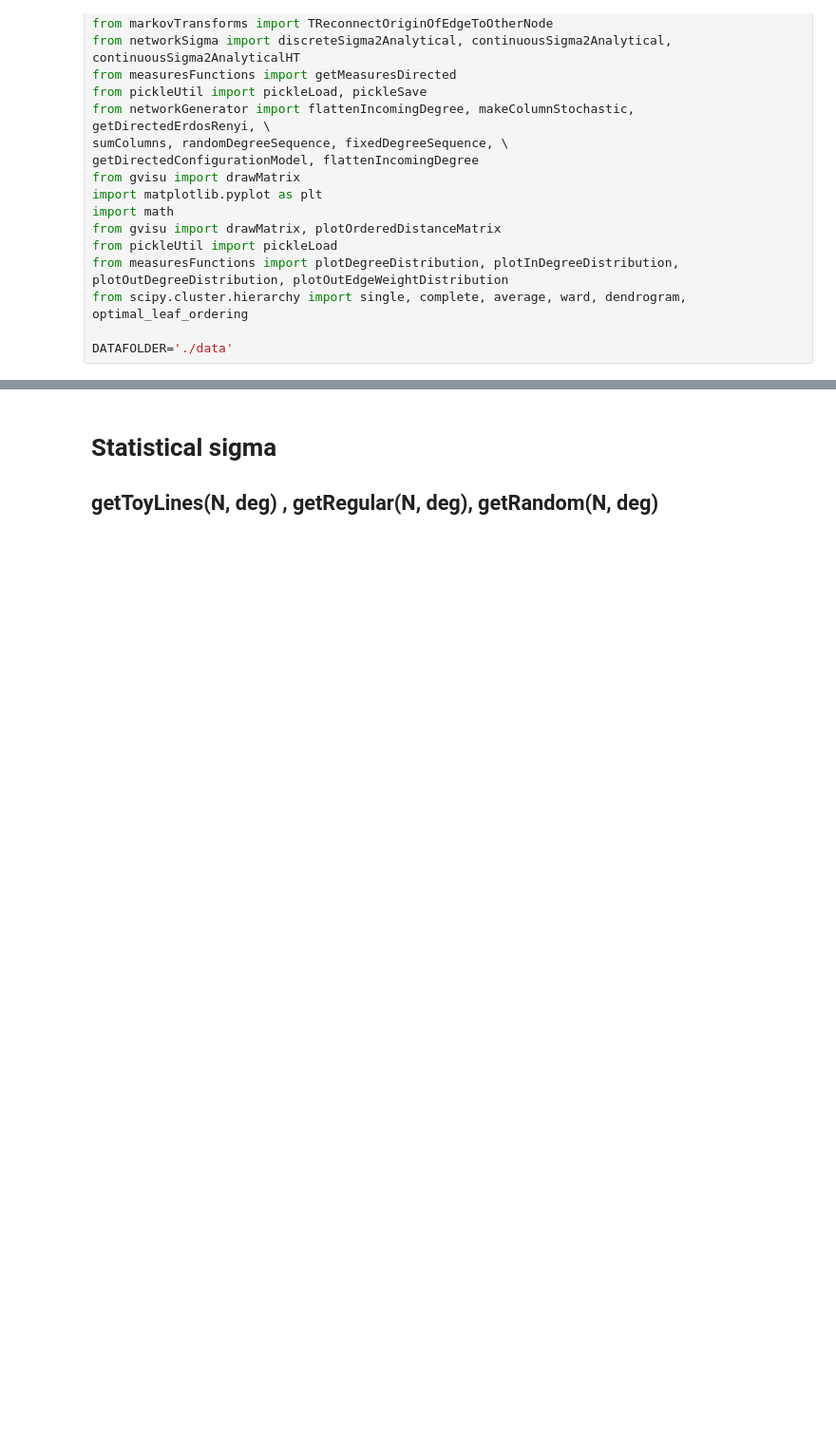
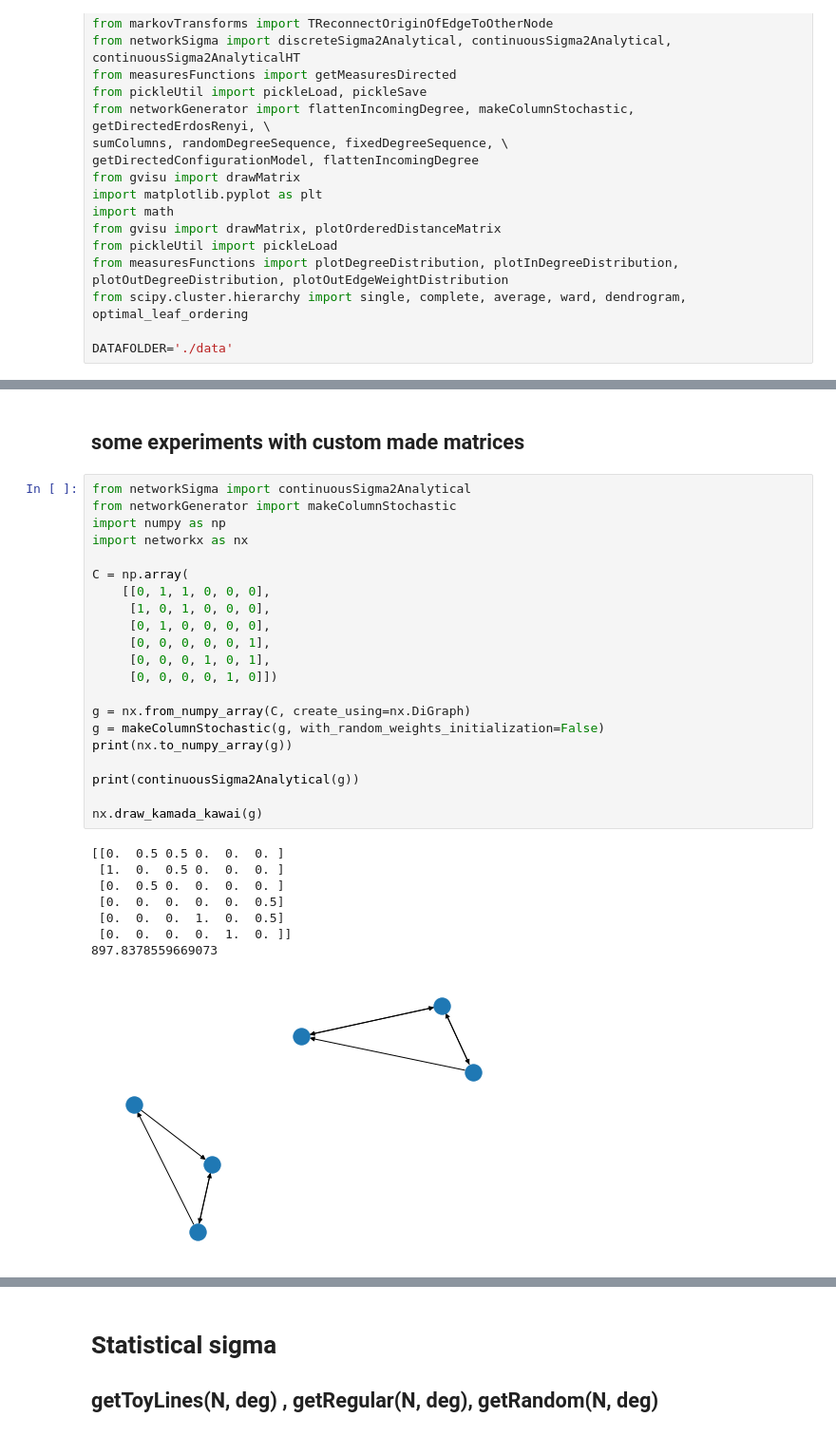
Before and after one commit to IsisChameleon/NetworkSyncCapstone, a Jupyter notebook: toyModels.ipynb, the cells around one changed output, grey strips where cells are left out. Shown at 95% size. Drawn from its saved outputs; the diff is of its cells as text; blank space fills up the shorter version.

```diff
--- a/toyModels.ipynb
+++ b/toyModels.ipynb
@@ -140,0 +161,32 @@ N=100
+# %% [markdown]
+## some experiments with custom made matrices
+# %%
+from networkSigma import continuousSigma2Analytical
+from networkGenerator import makeColumnStochastic
+import numpy as np
+import networkx as nx
+
+C = np.array(
+    [[0, 1, 1, 0, 0, 0],
+     [1, 0, 1, 0, 0, 0],
+     [0, 1, 0, 0, 0, 0],
+     [0, 0, 0, 0, 0, 1],
+     [0, 0, 0, 1, 0, 1],
+     [0, 0, 0, 0, 1, 0]])
+
+g = nx.from_numpy_array(C, create_using=nx.DiGraph)
+g = makeColumnStochastic(g, with_random_weights_initialization=False)
+print(nx.to_numpy_array(g))
+
+print(continuousSigma2Analytical(g))
+
+nx.draw_kamada_kawai(g)
+# %% [output]
+[[0.  0.5 0.5 0.  0.  0. ]
+ [1.  0.  0.5 0.  0.  0. ]
+ [0.  0.5 0.  0.  0.  0. ]
+ [0.  0.  0.  0.  0.  0.5]
+ [0.  0.  0.  1.  0.  0.5]
+ [0.  0.  0.  0.  1.  0. ]]
+897.8378559669073
+[figure, added]
```
Also changed, not shown: parts of 14 cells of this notebook, 1 other file.
